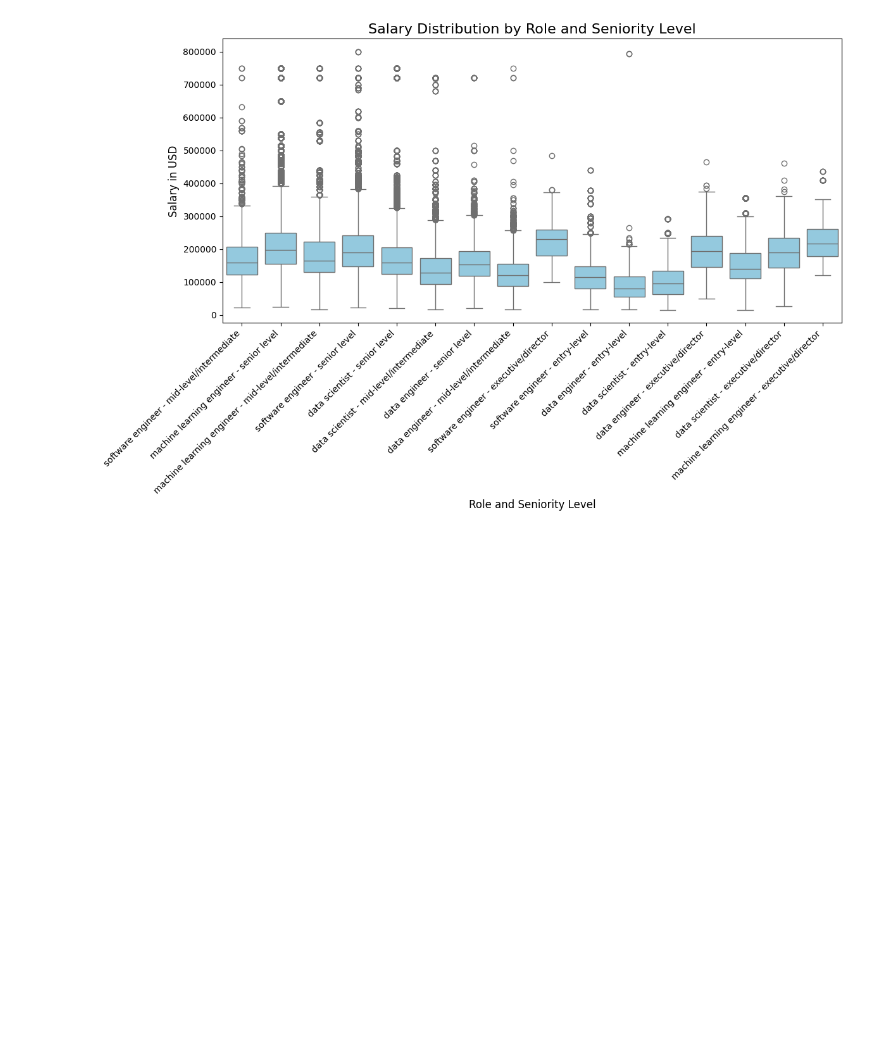
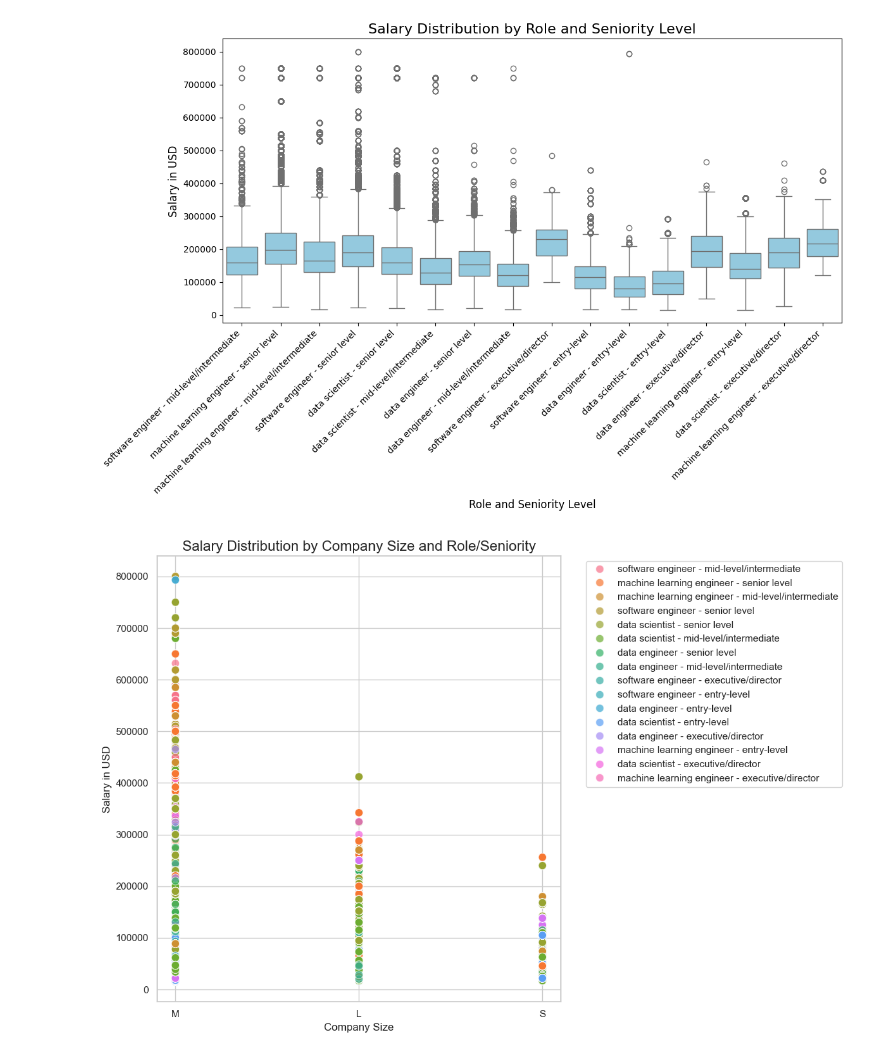
Before and after one commit to lsmith1968/data_analysis_capstone_project, a Jupyter notebook: LHS_DataAnalysisCapstoneProject.ipynb, the cells around one changed output. Drawn from its saved outputs; the diff is of its cells as text; code cells hidden in the pictures; blank space fills up the shorter version.

Commit message:
Added remaining visualizations

```diff
--- a/LHS_DataAnalysisCapstoneProject.ipynb
+++ b/LHS_DataAnalysisCapstoneProject.ipynb
@@ -482,3 +482,19 @@ plt.tight_layout()
 plt.show()
 # %% [output]
 [figure]
+# %%
+import matplotlib.pyplot as plt
+import seaborn as sns
+
+sns.set(style="whitegrid")
+plt.figure(figsize=(12, 8))
+sns.scatterplot(data=joined_df, x='company_size', y='salary_in_usd', hue='salary_role_level', alpha=0.7, s=80)
+
+plt.title('Salary Distribution by Company Size and Role/Seniority', fontsize=16)
+plt.xlabel('Company Size', fontsize=12)
+plt.ylabel('Salary in USD', fontsize=12)
+plt.legend(bbox_to_anchor=(1.05, 1), loc='upper left')
+plt.tight_layout()
+plt.show()
+# %% [output]
+[figure, added]
```
Also changed, not shown: parts of 3 cells of this notebook.
